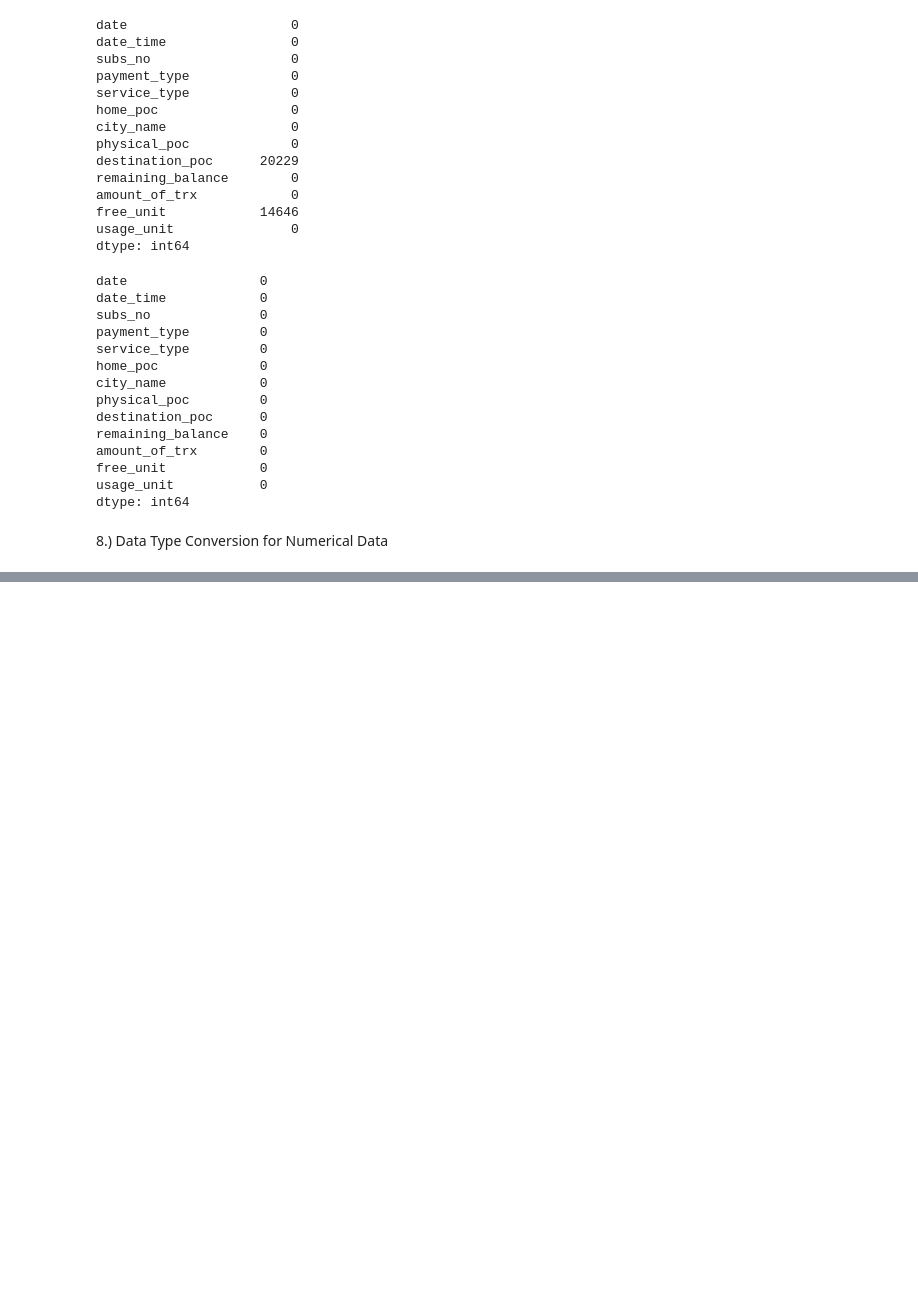
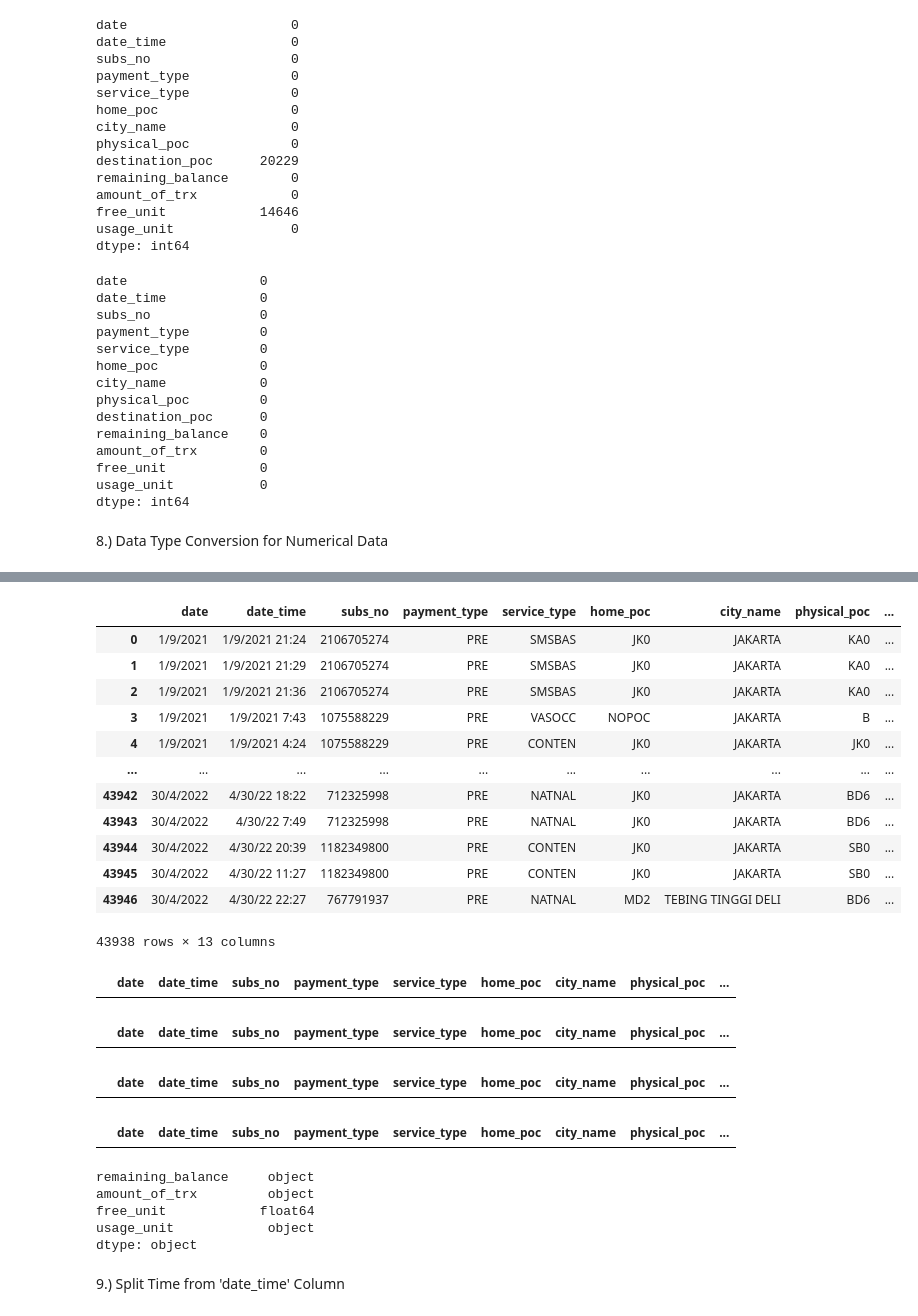
Before and after one commit to TAdatafabric/Fabricity-web, a Jupyter notebook: Data.ipynb, the cells around one changed output, grey strips where cells are left out. Cells and saved outputs as stored; diff of their text form; code cells hidden in the pictures; blank space fills up the shorter version.

```diff
--- a/Data.ipynb
+++ b/Data.ipynb
@@ -311,0 +320,4 @@ dtype: int64
+# %%
+def non_numeric(x):
+    non_numeric_data = pd.DataFrame(data[data[x].astype(str).str.contains('[^0-9.-]')])
+    return non_numeric_data
@@ -311,0 +338,55 @@ dtype: int64
+# %%
+# Delete rows for invalid data type (error)
+def non_numeric(x):
+    non_numeric_mask = data[x].astype(str).str.contains('[^0-9.-]')
+    data.drop(data[non_numeric_mask].index, inplace=True)
+    return data
+
+non_numeric('remaining_balance')
+# %% [output]
+|  | date | date_time | subs_no | payment_type | service_type | home_poc | city_name | physical_poc | ... |
+| 0 | 1/9/2021 | 1/9/2021 21:24 | 2106705274 | PRE | SMSBAS | JK0 | JAKARTA | KA0 | ... |
+| 1 | 1/9/2021 | 1/9/2021 21:29 | 2106705274 | PRE | SMSBAS | JK0 | JAKARTA | KA0 | ... |
+| 2 | 1/9/2021 | 1/9/2021 21:36 | 2106705274 | PRE | SMSBAS | JK0 | JAKARTA | KA0 | ... |
+| 3 | 1/9/2021 | 1/9/2021 7:43 | 1075588229 | PRE | VASOCC | NOPOC | JAKARTA | B | ... |
+| 4 | 1/9/2021 | 1/9/2021 4:24 | 1075588229 | PRE | CONTEN | JK0 | JAKARTA | JK0 | ... |
+| ... | ... | ... | ... | ... | ... | ... | ... | ... | ... |
+| 43942 | 30/4/2022 | 4/30/22 18:22 | 712325998 | PRE | NATNAL | JK0 | JAKARTA | BD6 | ... |
+| 43943 | 30/4/2022 | 4/30/22 7:49 | 712325998 | PRE | NATNAL | JK0 | JAKARTA | BD6 | ... |
+| 43944 | 30/4/2022 | 4/30/22 20:39 | 1182349800 | PRE | CONTEN | JK0 | JAKARTA | SB0 | ... |
+| 43945 | 30/4/2022 | 4/30/22 11:27 | 1182349800 | PRE | CONTEN | JK0 | JAKARTA | SB0 | ... |
+| 43946 | 30/4/2022 | 4/30/22 22:27 | 767791937 | PRE | NATNAL | MD2 | TEBING TINGGI DELI | BD6 | ... |
+43938 rows × 13 columns
+# %%
+# Recheck data type for 'remaining_balance'
+def non_numeric(x):
+    non_numeric_data = pd.DataFrame(data[data[x].astype(str).str.contains('[^0-9.-]')])
+    return non_numeric_data
+
+non_numeric('remaining_balance')
+# %% [output]
+|  | date | date_time | subs_no | payment_type | service_type | home_poc | city_name | physical_poc | ... |
+# %%
+# Check data type for 'amount_of_trx'
+non_numeric('amount_of_trx')
+# %% [output]
+|  | date | date_time | subs_no | payment_type | service_type | home_poc | city_name | physical_poc | ... |
+# %%
+# Check data type for 'free_unit'
+non_numeric('free_unit')
+# %% [output]
+|  | date | date_time | subs_no | payment_type | service_type | home_poc | city_name | physical_poc | ... |
+# %%
+# Check data type for 'usage_unit'
+non_numeric('usage_unit')
+# %% [output]
+|  | date | date_time | subs_no | payment_type | service_type | home_poc | city_name | physical_poc | ... |
+# %%
+# Convert data type
+data[['remaining_balance', 'amount_of_trx', 'free_unit', 'usage_unit']].dtypes
+# %% [output]
+remaining_balance     object
+amount_of_trx         object
+free_unit            float64
+usage_unit            object
+dtype: object
@@ -311,0 +397,2 @@ dtype: int64
+# %% [markdown]
+9.) Split Time from 'date_time' Column
```
Also changed, not shown: parts of 11 cells of this notebook.
